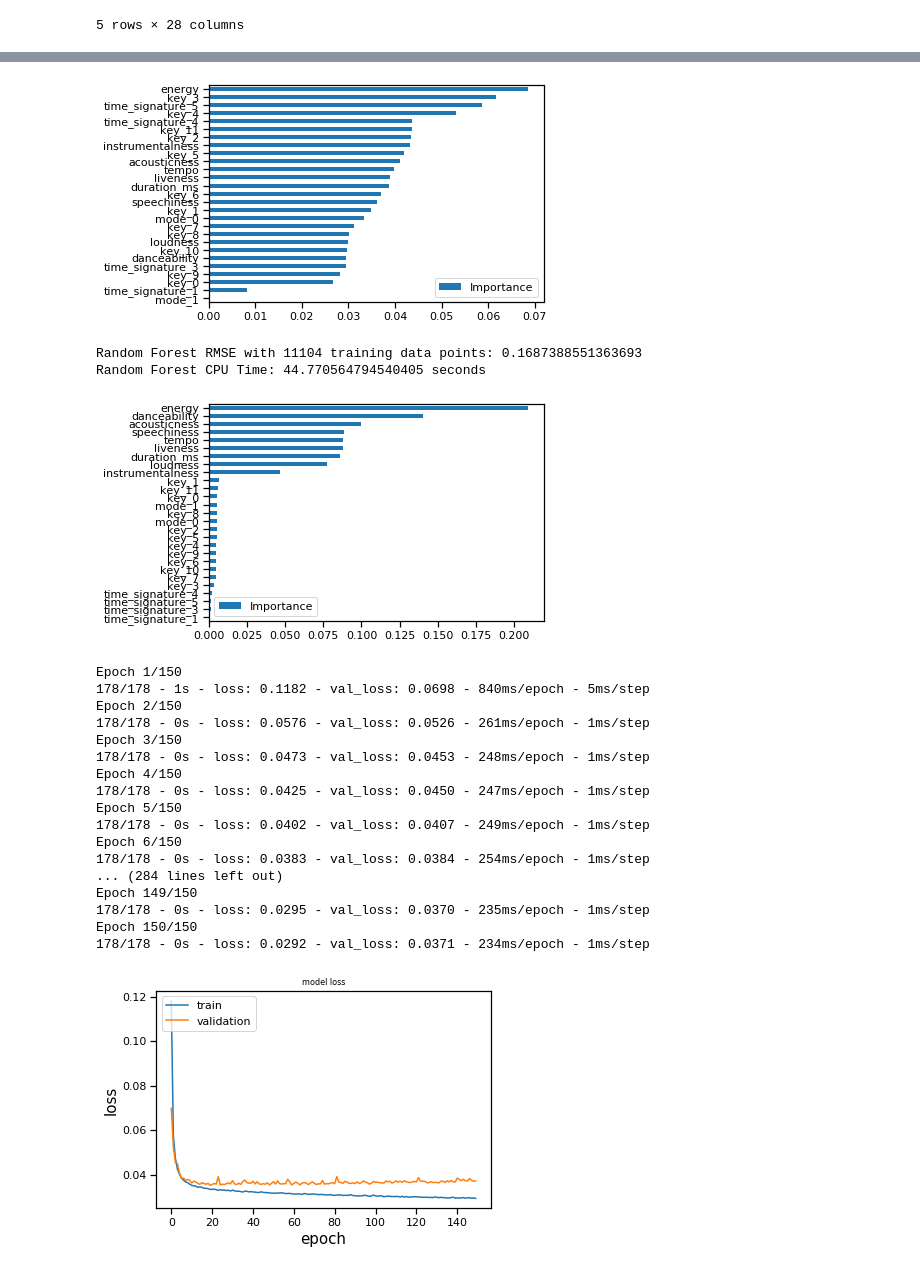
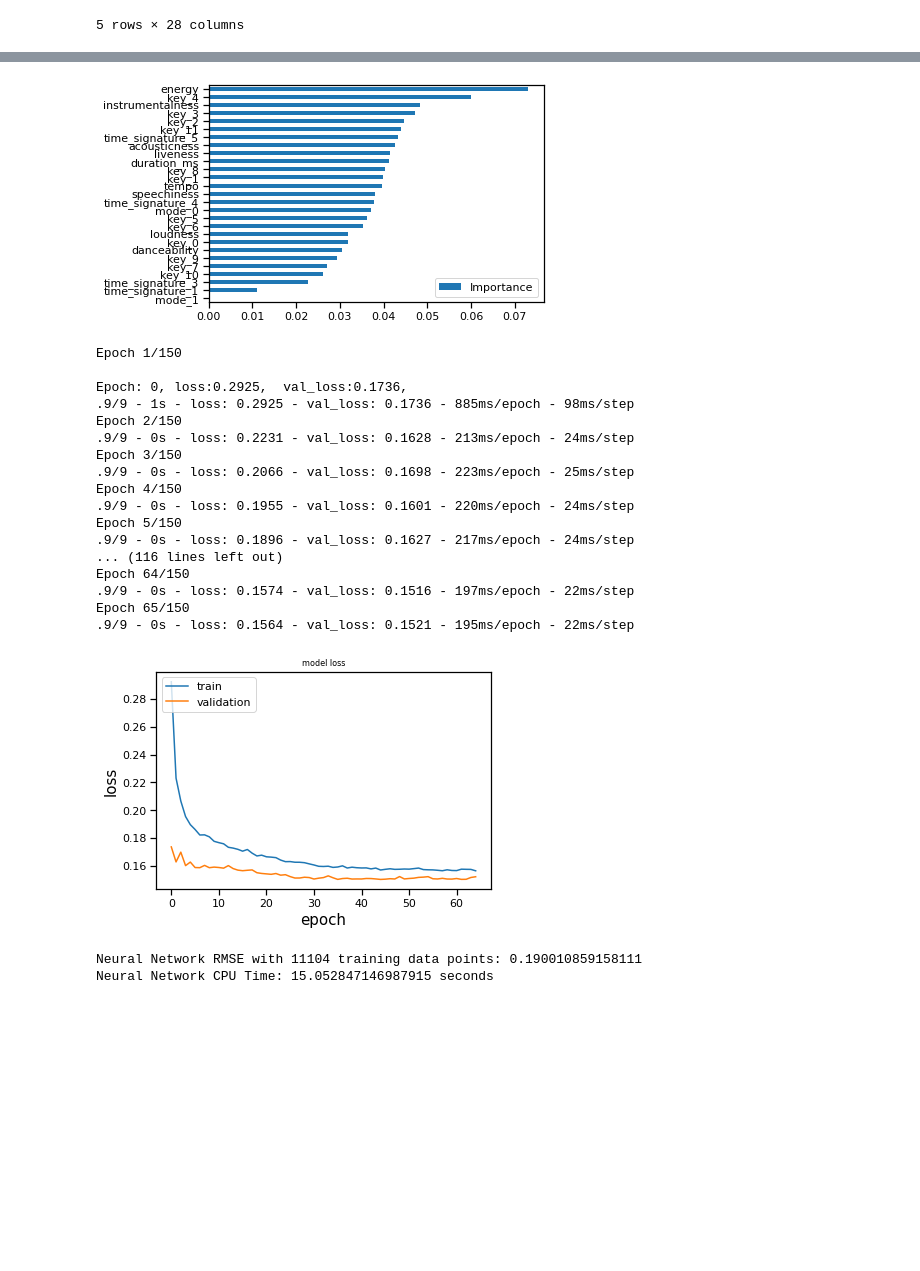
Before and after one commit to geo-chalk/spotify_valence, a Jupyter notebook: spotify_valence.ipynb, the cells around one changed output, grey strips where cells are left out. Saved outputs shown, nothing was run; the diff lists cells and outputs as text; code cells hidden in the pictures; blank space fills up the shorter version.

```diff
--- a/spotify_valence.ipynb
+++ b/spotify_valence.ipynb
@@ -1078,13 +1082,28 @@ def regression(train_df, LINREG=False, RIDGE=False, LASSO=False, SVMR=False, XGB
     # Neural Network
     if NN:
         st = time.time()
+        STEPS_PER_EPOCH = 20
+        lr_schedule = tf.keras.optimizers.schedules.InverseTimeDecay(
+                0.001,
+                decay_steps=STEPS_PER_EPOCH*1000,
+                decay_rate=1,
+                staircase=False)
+
+        CALLBACKS = [
+            tfdocs.modeling.EpochDots(),
+            tf.keras.callbacks.EarlyStopping(monitor='val_loss', patience=20),
+        ]
+        optimizer = tf.keras.optimizers.Adam(lr_schedule)
         NN_model = Sequential()
-        NN_model.add(Dense(20, kernel_initializer='normal', input_dim=X_train.shape[1], activation='relu'))
-        NN_model.add(Dense(150, activation='relu', activity_regularizer=l2(0.2)))
-        NN_model.add(Dense(60, activation='relu', activity_regularizer=l2(0.2)))
+        NN_model.add(Dense(53, kernel_initializer='normal', input_dim=X_train.shape[1], activation='elu'))
+        NN_model.add(Dropout(0.5))
+        NN_model.add(Dense(300, activation='elu', activity_regularizer=l2(0.0001)))
+        NN_model.add(Dropout(0.5))
+        NN_model.add(Dense(300, activation='elu', activity_regularizer=l2(0.0001)))
+        NN_model.add(Dropout(0.5))
         NN_model.add(Dense(1, kernel_initializer='normal', activation='linear'))
-        NN_model.compile(loss='mse', optimizer='adam')
-        history = NN_model.fit(X_train, Y_train, epochs=150, batch_size=50, verbose=2, validation_split=0.2)
+        NN_model.compile(loss='mae', optimizer=optimizer)
+        history = NN_model.fit(X_train, Y_train, epochs=150, batch_size=1000, verbose=2, validation_split=0.2, callbacks=CALLBACKS)
 
         plt.figure()
         plt.plot(history.history['loss'])
@@ -1134,5 +1153,6 @@ df_ml.head()
 # %%
 X_train, X_test, y_train, y_test = train_test_split(df_ml.iloc[:,:-1], df_ml.iloc[:,-1], random_state = 42)
 # %%
-models = regression(df_ml, LINREG=True, RIDGE=True, LASSO=True, SVMR=True, XGB=True, RF=True, NN=True)
+# models = regression(df_ml, LINREG=True, RIDGE=True, LASSO=True, SVMR=True, XGB=True, RF=True, NN=True)
+models = regression(df_ml, NN=True)
 # %% [output]
@@ -1153,22 +1161,21 @@ XGBoost CPU Time: 8.048043251037598 seconds
-[figure, old version]
+[figure, new version]
-Random Forest RMSE with 11104 training data points: 0.1687388551363693
-Random Forest CPU Time: 44.770564794540405 seconds
+Epoch 1/150
+
+Epoch: 0, loss:0.2925,  val_loss:0.1736,
+.9/9 - 1s - loss: 0.2925 - val_loss: 0.1736 - 885ms/epoch - 98ms/step
+Epoch 2/150
+.9/9 - 0s - loss: 0.2231 - val_loss: 0.1628 - 213ms/epoch - 24ms/step
+Epoch 3/150
+.9/9 - 0s - loss: 0.2066 - val_loss: 0.1698 - 223ms/epoch - 25ms/step
+Epoch 4/150
+.9/9 - 0s - loss: 0.1955 - val_loss: 0.1601 - 220ms/epoch - 24ms/step
+Epoch 5/150
+.9/9 - 0s - loss: 0.1896 - val_loss: 0.1627 - 217ms/epoch - 24ms/step
+... (116 lines left out)
+Epoch 64/150
+.9/9 - 0s - loss: 0.1574 - val_loss: 0.1516 - 197ms/epoch - 22ms/step
+Epoch 65/150
+.9/9 - 0s - loss: 0.1564 - val_loss: 0.1521 - 195ms/epoch - 22ms/step
-[figure, old version]
+[figure, new version]
-Epoch 1/150
-178/178 - 1s - loss: 0.1182 - val_loss: 0.0698 - 840ms/epoch - 5ms/step
-Epoch 2/150
-178/178 - 0s - loss: 0.0576 - val_loss: 0.0526 - 261ms/epoch - 1ms/step
-Epoch 3/150
-178/178 - 0s - loss: 0.0473 - val_loss: 0.0453 - 248ms/epoch - 1ms/step
-Epoch 4/150
-178/178 - 0s - loss: 0.0425 - val_loss: 0.0450 - 247ms/epoch - 1ms/step
-Epoch 5/150
-178/178 - 0s - loss: 0.0402 - val_loss: 0.0407 - 249ms/epoch - 1ms/step
-Epoch 6/150
-178/178 - 0s - loss: 0.0383 - val_loss: 0.0384 - 254ms/epoch - 1ms/step
-... (284 lines left out)
-Epoch 149/150
-178/178 - 0s - loss: 0.0295 - val_loss: 0.0370 - 235ms/epoch - 1ms/step
-Epoch 150/150
-178/178 - 0s - loss: 0.0292 - val_loss: 0.0371 - 234ms/epoch - 1ms/step
+Neural Network RMSE with 11104 training data points: 0.190010859158111
+Neural Network CPU Time: 15.052847146987915 seconds
-[figure, removed]
```
Also changed, not shown: parts of 32 cells of this notebook.
